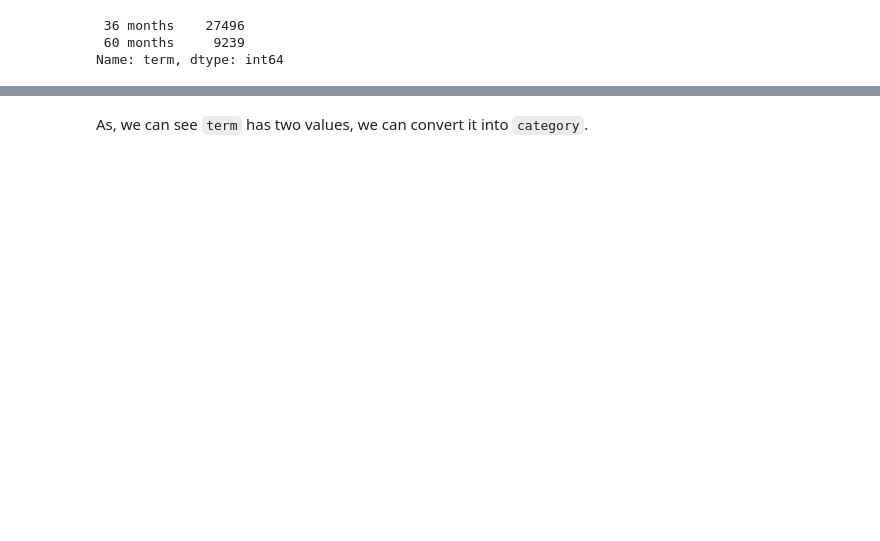
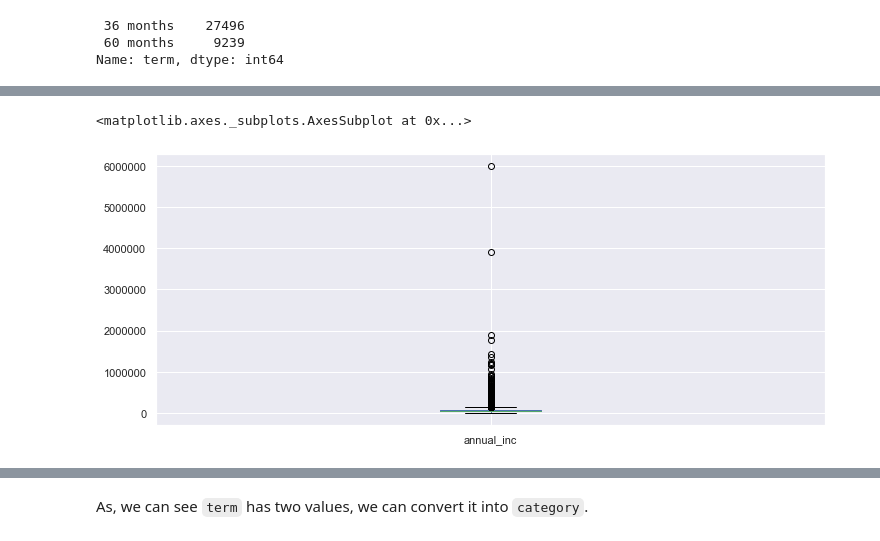
Before and after one commit to ashwanikumar04/loan-defaulter-case-study, a Jupyter notebook: ashwani_kumar.ipynb, the cells around one changed output, grey strips where cells are left out. Drawn from its saved outputs; the diff is of its cells as text; code cells hidden in the pictures; blank space fills up the shorter version.

```diff
--- a/ashwani_kumar.ipynb
+++ b/ashwani_kumar.ipynb
@@ -346,0 +558,8 @@ Name: term, dtype: int64
+# %%
+def get_interest_slab(interest):
+    if interest < 10:
+        return 'low'
+    elif interest >= 10 and interest < 17.5:
+        return 'medium'
+    else:
+        return 'high'
@@ -346,0 +572,2 @@ Name: term, dtype: int64
+# %%
+loans['int_rate_slab'] = loans['int_rate'].apply(get_interest_slab)
@@ -346,0 +591,4 @@ Name: term, dtype: int64
+# %%
+loans['emp_length'] = loans['emp_length'].apply(
+    lambda x: x.replace(' years', "").replace(' year', "").replace(
+        "+", "").replace("< 1", "0")).astype(int)
@@ -346,0 +622,5 @@ Name: term, dtype: int64
+# %%
+loans.boxplot('annual_inc')
+# %% [output]
+<matplotlib.axes._subplots.AxesSubplot at 0x...>
+[figure, added]
```
Also changed, not shown: parts of 81 cells of this notebook.
